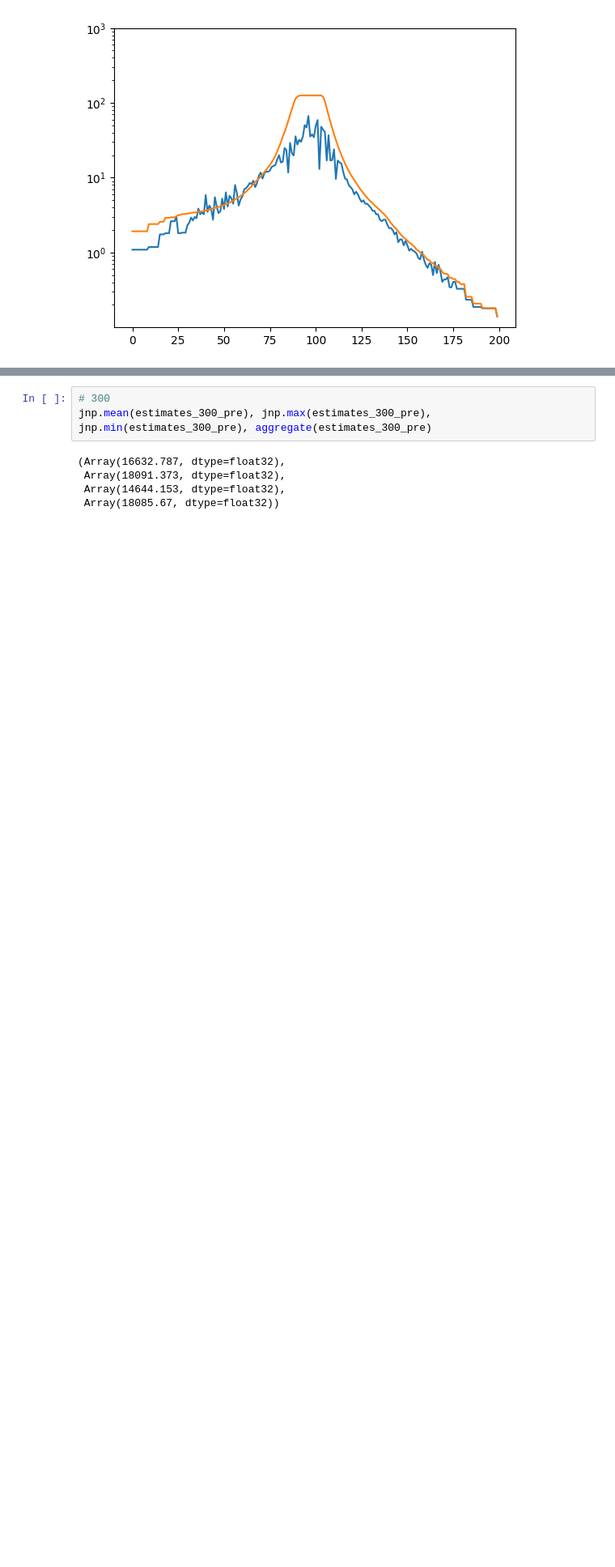
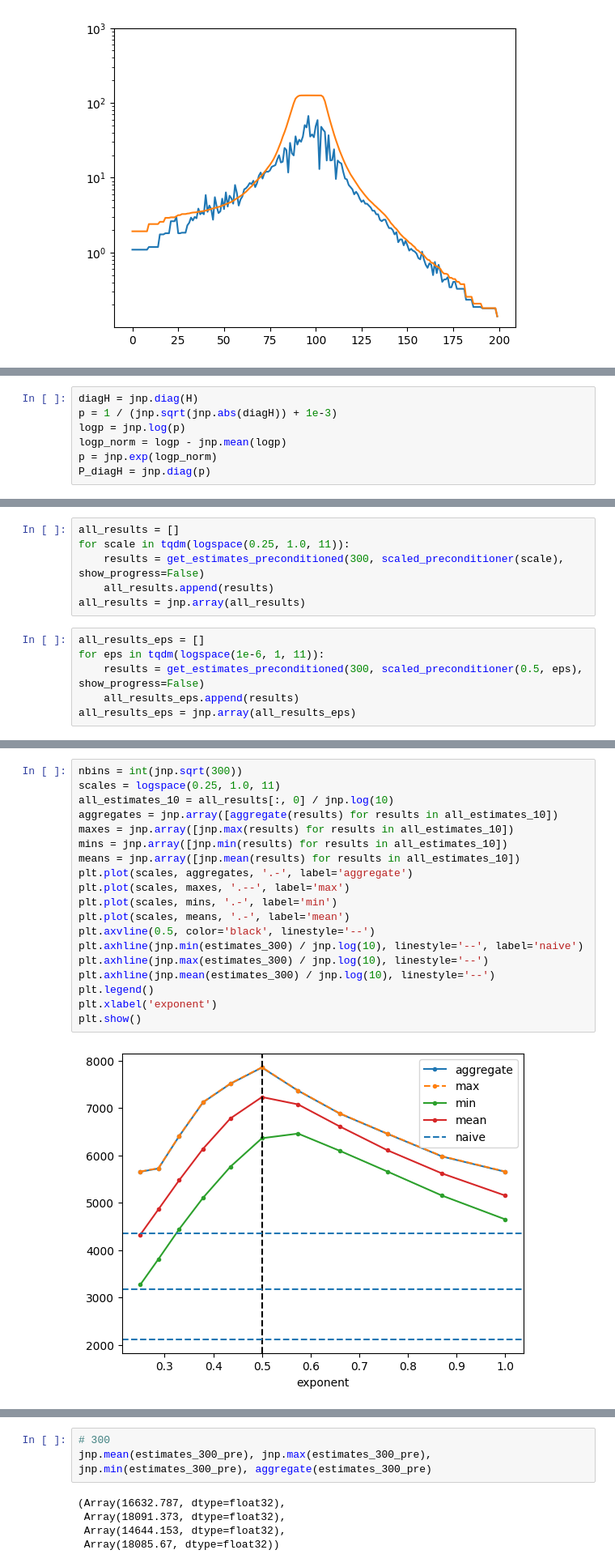
Before and after one commit to EleutherAI/basin-volume, a Jupyter notebook: basin_precondition.ipynb, the cells around one changed output, grey strips where cells are left out. Shown at 81% size. Saved outputs shown, nothing was run; the diff lists cells and outputs as text; blank space fills up the shorter version.

```diff
--- a/basin_precondition.ipynb
+++ b/basin_precondition.ipynb
@@ -540,0 +597,7 @@ estimates_300_pre, diffs_300_pre = get_estimates_preconditioned(300)
+# %%
+diagH = jnp.diag(H)
+p = 1 / (jnp.sqrt(jnp.abs(diagH)) + 1e-3)
+logp = jnp.log(p)
+logp_norm = logp - jnp.mean(logp)
+p = jnp.exp(logp_norm)
+P_diagH = jnp.diag(p)
@@ -542,0 +631,12 @@ estimates_300_pre, diffs_300_pre = get_estimates_preconditioned(300)
+# %%
+all_results = []
+for scale in tqdm(logspace(0.25, 1.0, 11)):
+    results = get_estimates_preconditioned(300, scaled_preconditioner(scale), show_progress=False)
+    all_results.append(results)
+all_results = jnp.array(all_results)
+# %%
+all_results_eps = []
+for eps in tqdm(logspace(1e-6, 1, 11)):
+    results = get_estimates_preconditioned(300, scaled_preconditioner(0.5, eps), show_progress=False)
+    all_results_eps.append(results)
+all_results_eps = jnp.array(all_results_eps)
@@ -542,0 +647,21 @@ estimates_300_pre, diffs_300_pre = get_estimates_preconditioned(300)
+# %%
+nbins = int(jnp.sqrt(300))
+scales = logspace(0.25, 1.0, 11)
+all_estimates_10 = all_results[:, 0] / jnp.log(10)
+aggregates = jnp.array([aggregate(results) for results in all_estimates_10])
+maxes = jnp.array([jnp.max(results) for results in all_estimates_10])
+mins = jnp.array([jnp.min(results) for results in all_estimates_10])
+means = jnp.array([jnp.mean(results) for results in all_estimates_10])
+plt.plot(scales, aggregates, '.-', label='aggregate')
+plt.plot(scales, maxes, '.--', label='max')
+plt.plot(scales, mins, '.-', label='min')
+plt.plot(scales, means, '.-', label='mean')
+plt.axvline(0.5, color='black', linestyle='--')
+plt.axhline(jnp.min(estimates_300) / jnp.log(10), linestyle='--', label='naive')
+plt.axhline(jnp.max(estimates_300) / jnp.log(10), linestyle='--')
+plt.axhline(jnp.mean(estimates_300) / jnp.log(10), linestyle='--')
+plt.legend()
+plt.xlabel('exponent')
+plt.show()
+# %% [output]
+[figure, added]
```
Also changed, not shown: parts of 42 cells of this notebook, 1 other file.
